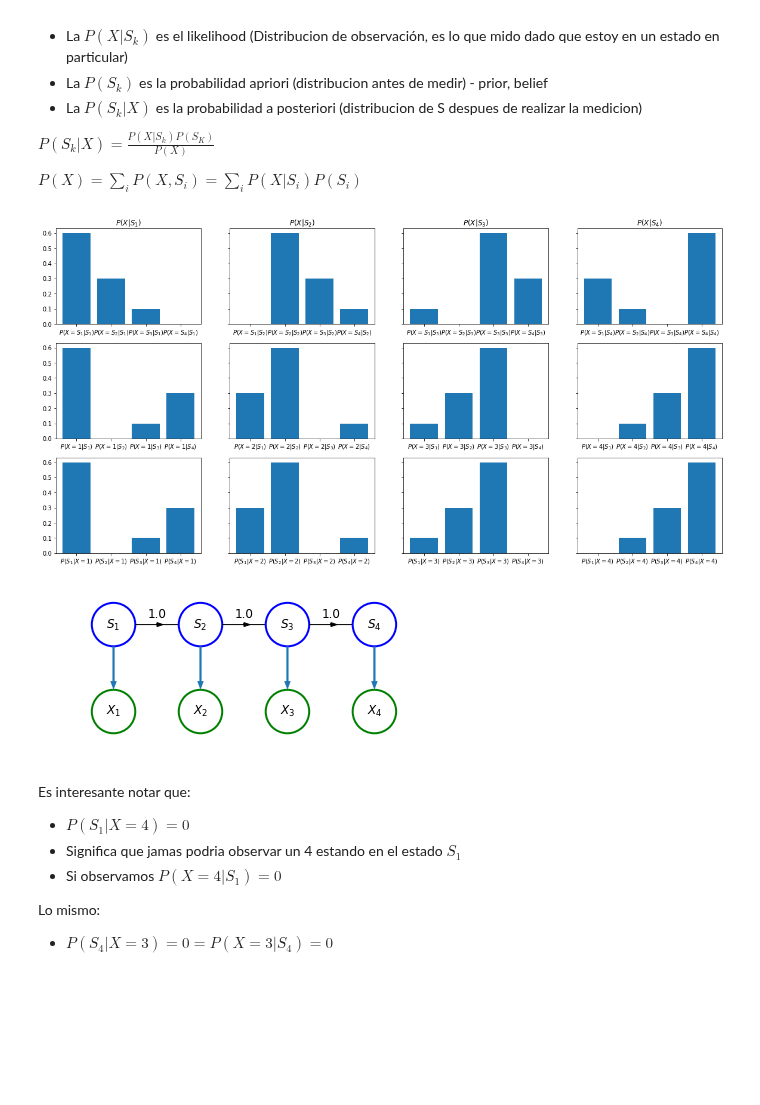
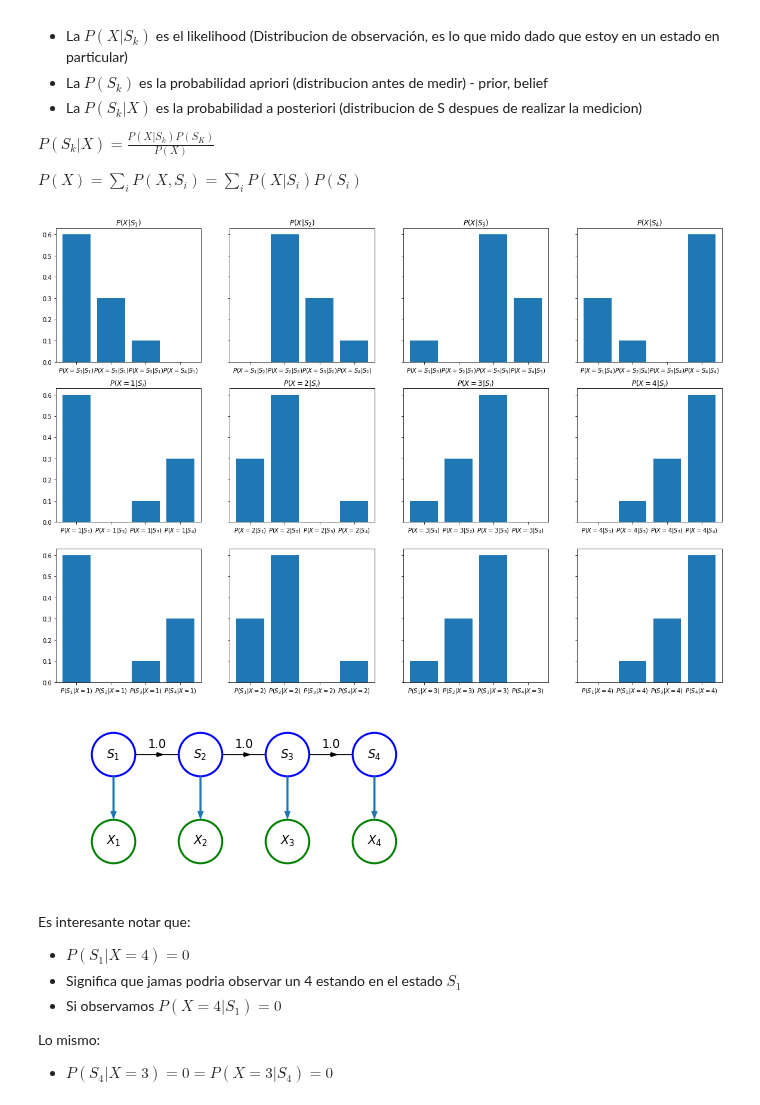
Before and after one commit to jganzabal/Kalman-as-Recursive-Bayesian-Estimation, a Jupyter notebook: Kalman filters.ipynb, the cells around one changed output. Saved outputs shown, nothing was run; the diff lists cells and outputs as text; code cells hidden in the pictures; blank space fills up the shorter version.

```diff
--- a/Kalman filters.ipynb
+++ b/Kalman filters.ipynb
@@ -48,7 +51,7 @@ P_xk_s2 = np.zeros(N); P_xk_s2[1] = 0.6; P_xk_s2[2] = 0.3; P_xk_s2[3] = 0.1; P_x
 P_xk_s3 = np.zeros(N); P_xk_s3[2] = 0.6; P_xk_s3[3] = 0.3; P_xk_s3[0] = 0.1; P_xk_s3[1] = 0.0
 P_xk_s4 = np.zeros(N); P_xk_s4[3] = 0.6; P_xk_s4[0] = 0.3; P_xk_s4[1] = 0.1; P_xk_s4[2] = 0.0
 
-f, ax = plt.subplots(3, 4, sharey=True, sharex=False, figsize = (20,10))
+f, ax = plt.subplots(3, 4, sharey=True, sharex=False, figsize = (20,14))
 ax = ax.flatten()
 
 plt.sca(ax[0])
@@ -65,35 +68,36 @@ ax[1].set_title('$P(X|S_2)$')
 plt.sca(ax[2])
 plt.xticks(idxs, ['$P(X=S_1|S_3)$','$P(X=S_2|S_3)$','$P(X=S_3|S_3)$','$P(X=S_4|S_3)$'])
 ax[2].bar(idxs,P_xk_s3)
 ax[2].set_title('$P(X|S_3)$')
 
 plt.sca(ax[3])
 plt.xticks(idxs, ['$P(X=S_1|S_4)$','$P(X=S_2|S_4)$','$P(X=S_3|S_4)$','$P(X=S_4|S_4)$'])
 ax[3].bar(idxs,P_xk_s4)
 ax[3].set_title('$P(X|S_4)$')
 
 for x in range(4):
     plt.sca(ax[x+4])
     likelihood = [P_xk_s1[x], P_xk_s2[x], P_xk_s3[x],P_xk_s4[x]]
     plt.xticks(idxs, ['$P(X=%s|S_1)$'%(x+1),'$P(X=%s|S_2)$'%(x+1),'$P(X=%s|S_3)$'%(x+1),'$P(X=%s|S_4)$'%(x+1)])
     ax[x+4].bar(idxs,likelihood)
-
+    ax[x+4].set_title('$P(X=%s|S_i)$'%(x+1))
     P_sk_xk_unorm = P_sk*likelihood
     P_sk_xk_unorm = P_sk_xk_unorm/P_sk_xk_unorm.sum()
     plt.sca(ax[x+8])
     plt.xticks(idxs, ['$P(S_1|X=%s)$'%(x+1),'$P(S_2|X=%s)$'%(x+1),'$P(S_3|X=%s)$'%(x+1),'$P(S_4|X=%s)$'%(x+1)])
     ax[x+8].bar(idxs,P_sk_xk_unorm)
+
 
 #plt.sca(ax[8])
 #plt.xticks(idxs, ['$P(S_1)$','$P(S_2)$','$P(S_3)$','$P(S_4)$'])
 #ax[8].bar(idxs,P_sk)
 
 
 plt.show()
 hmm.plot_basic_hmm_model(N = 4, N_states_visible = 4, figsize=(6,3),circular = False, stay_step_prob = 0,
                          one_step_prob = 1.0, two_step_prob = 0)
 # %% [output]
-[figure, old version]
+[figure, new version]
 [figure]
 # %% [markdown]
 Es interesante notar que:
```
Also changed, not shown: parts of 16 cells of this notebook, 10 other files.
